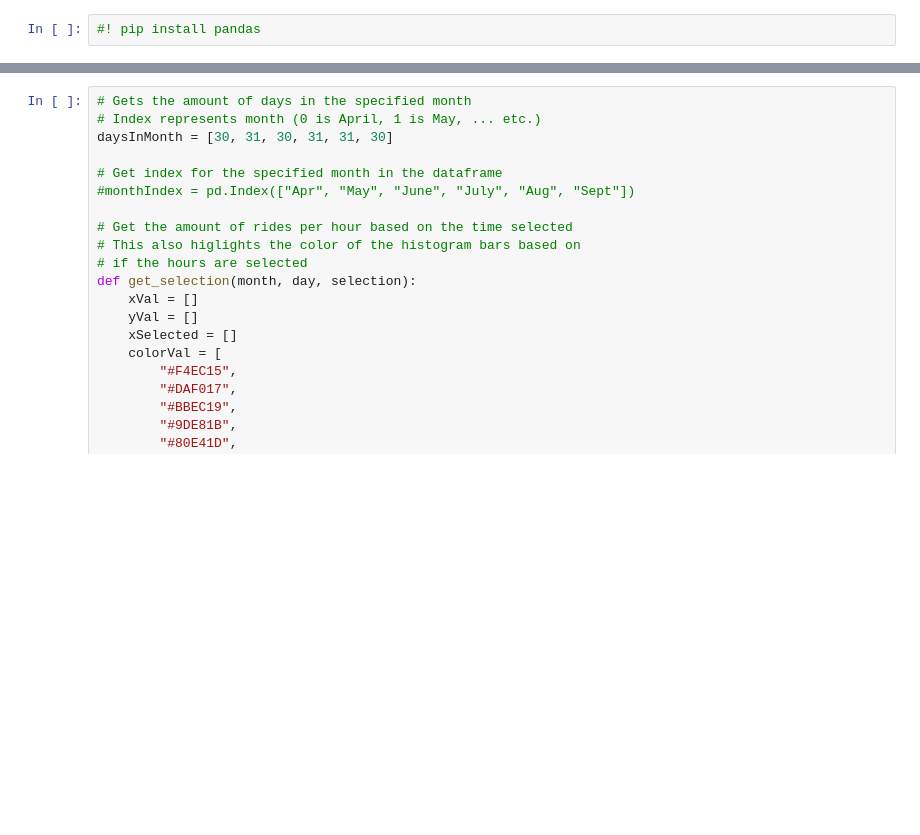
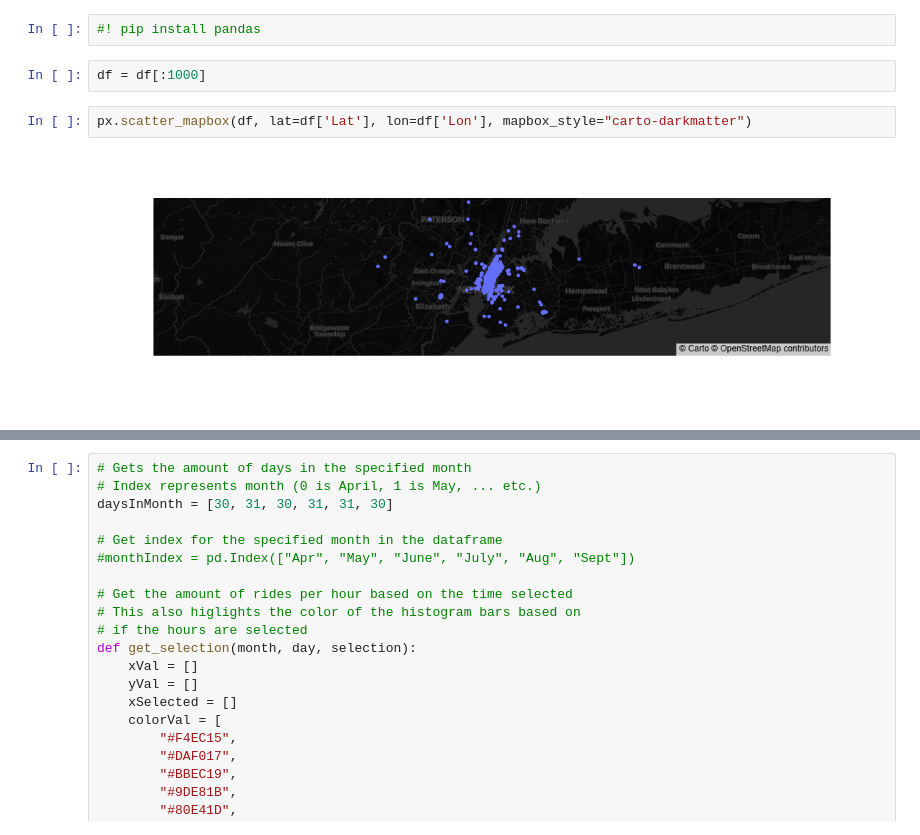
Before and after one commit to stegr81/plotly_dash, a Jupyter notebook: Untitled.ipynb, the cells around one changed output, grey strips where cells are left out. Cells and saved outputs as stored; diff of their text form; blank space fills up the shorter version.

```diff
--- a/Untitled.ipynb
+++ b/Untitled.ipynb
@@ -4,6 +4,12 @@
 #! pip install plotly
 # %%
 #! pip install pandas
+# %%
+df = df[:1000]
+# %%
+px.scatter_mapbox(df, lat=df['Lat'], lon=df['Lon'], mapbox_style="carto-darkmatter")
+# %% [output]
+[figure, added]
 # %%
 import dash
 import dash_core_components as dcc
```
Also changed, not shown: parts of 2 cells of this notebook.
